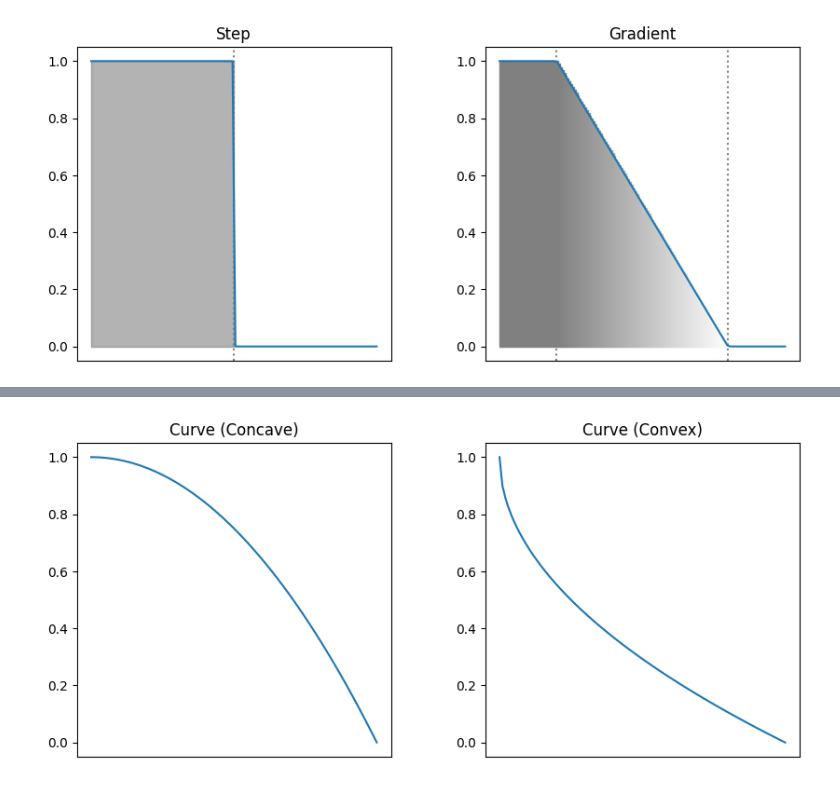
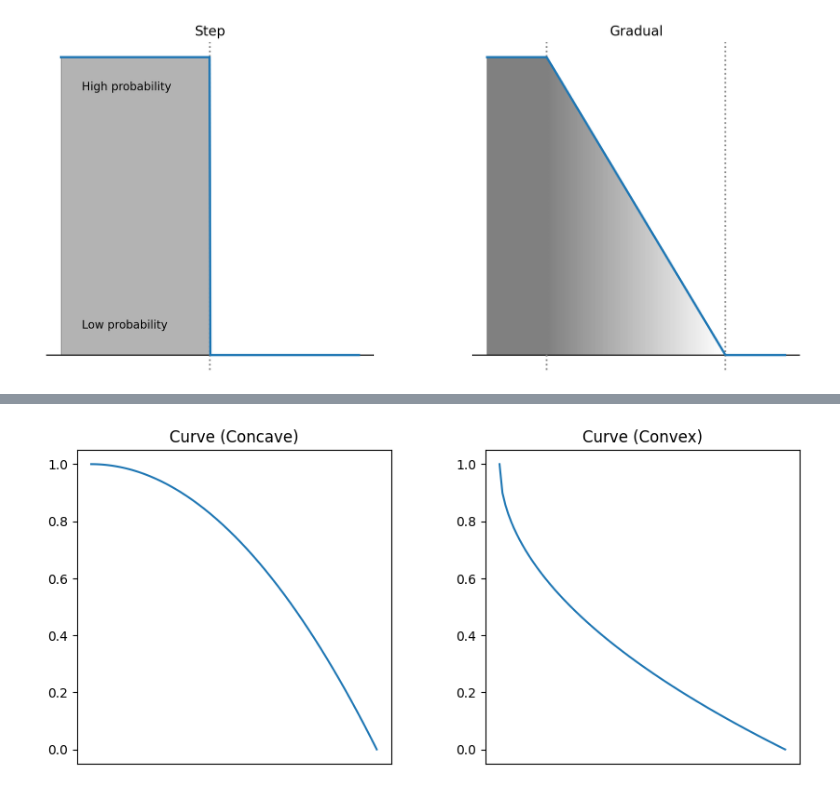
Before and after one commit to PacktPublishing/Learn-Robotics-Programming-3rd-edition, a Jupyter notebook: code_diagrams/chapter-17/diagrams.ipynb, the cells around one changed output, grey strips where cells are left out. Saved outputs shown, nothing was run; the diff lists cells and outputs as text; code cells hidden in the pictures.

Commit message:
Improved graphs

```diff
--- a/code_diagrams/chapter-17/diagrams.ipynb
+++ b/code_diagrams/chapter-17/diagrams.ipynb
@@ -26,11 +173,10 @@ edges = [
 ]
 # %%
 from matplotlib.patches import Polygon
-from matplotlib.collections import PatchCollection
 
 # Generate a step data set, a gradient line dataset, a concave curve, and a convex curve
 # From the same starting to end value
-x = np.linspace(0, 10, 100)
+x = np.linspace(0, 10, 400)
 y1 = np.piecewise(x, [x < 5, x >= 5], [1, 0])
 
 # Make a graph that is 1 until x=2, then linearly decreases to 0 at x=8, then stays at 0
@@ -40,56 +186,59 @@ y2 = np.piecewise(
     [lambda x: 1, lambda x: 1 - (x - 2) / (8 - 2), lambda x: 0]
 )
 
-# y2 = 1 - x / max(x)
-
 # Plot the datasets in a 2x2 grid with one empty subplot, and make each subplot square
-fig, axs = plt.subplots(1, 2, figsize=(10, 10))
+fig, axs = plt.subplots(1, 2, figsize=(12, 6), dpi=200)
 fig.subplots_adjust(hspace=0.4, wspace=0.3)
 # Set square aspect ratio for each subplot, scaling y so 0-1 matches 0-10 in x
 # Hide the X axis values for all subplots
 for ax in axs.flat:
     ax.set_aspect(10, adjustable='box')
     ax.set_xticks([])
-
+    ax.set_yticks([])
+    for side in ['top', 'right', 'left', 'bottom']:
+        ax.spines[side].set_visible(False)
+    ax.axhline(0, color='black', linewidth=1)
 
 # For the first plot, draw a vertical dashed line at x=5 to represent the step change
 # then shade in dark grey the area under the step - ie 0, 0 to 0.5, 1.0.
 axs[0].axvline(x=5, color='gray', linestyle='dotted')
 axs[0].fill_betweenx(y=[0, 1], x1=0, x2=5, color='dimgray', alpha=0.5)
 
-
-axs[0].plot(x, y1, label='Step')
+axs[0].plot(x, y1, label='Step', linewidth=2, antialiased=True)
 axs[0].set_title('Step')
+axs[0].tick_params(bottom=False, labelbottom=False, left=False, labelleft=False)
+axs[0].text(0.7, 0.9, 'High probability', ha='left', va='center', fontsize=10)
+axs[0].text(0.7, 0.1, 'Low probability', ha='left', va='center', fontsize=10)
 
 # For the second plot, draw vertical bars at x=2 and x=8 to represent the start and end of the gradient
 # and shade lightly between them to represent the area of change
 axs[1].axvline(x=2, color='gray', linestyle='dotted')
 axs[1].axvline(x=8, color='gray', linestyle='dotted')
 
 axs[1].fill_betweenx(y=[0, 1], x1=0, x2=2, color="grey", alpha=1)
 # Draw a gradient from grey to white as a shaded triangle between (2, 1) and (8, 0)
 
 # Define triangle vertices: (2,1), (8,0), (2,0)
 triangle = np.array([[2, 1], [8, 0], [2, 0]])
 
 # Create a polygon patch
 poly = Polygon(triangle, closed=True)
 
-# Create a gradient color array from dark grey to white
+# Create a gradient color array from dark grey to white; stop a hair before x=8 to avoid touching the line
 n_steps = 100
-x_vals = np.linspace(2, 8, n_steps)
+x_vals = np.linspace(1.95, 8 - 0.091, n_steps)
 y_vals = np.linspace(1, 0, n_steps)
 greys = np.linspace(0.5, 1, n_steps)
 for i in range(n_steps - 1):
     # Interpolate y between 1 and 0
     y_top = y_vals[i]
     y_bot = 0
     axs[1].fill_betweenx(y=[0, y_top], x1=x_vals[i], x2=x_vals[i+1], color=(greys[i],) * 3, alpha=1)
 
-
-axs[1].plot(x, y2, label='Gradient')
-axs[1].set_title('Gradient')
+axs[1].plot(x, y2, label='Gradual', antialiased=True, linewidth=2)
+axs[1].set_title('Gradual')
+axs[1].tick_params(bottom=False, labelbottom=False, left=False, labelleft=False)
 
 plt.show()
 # %% [output]
-[figure, old version]
+[figure, new version]
```
Also changed, not shown: parts of 4 cells of this notebook, 1 other file.
